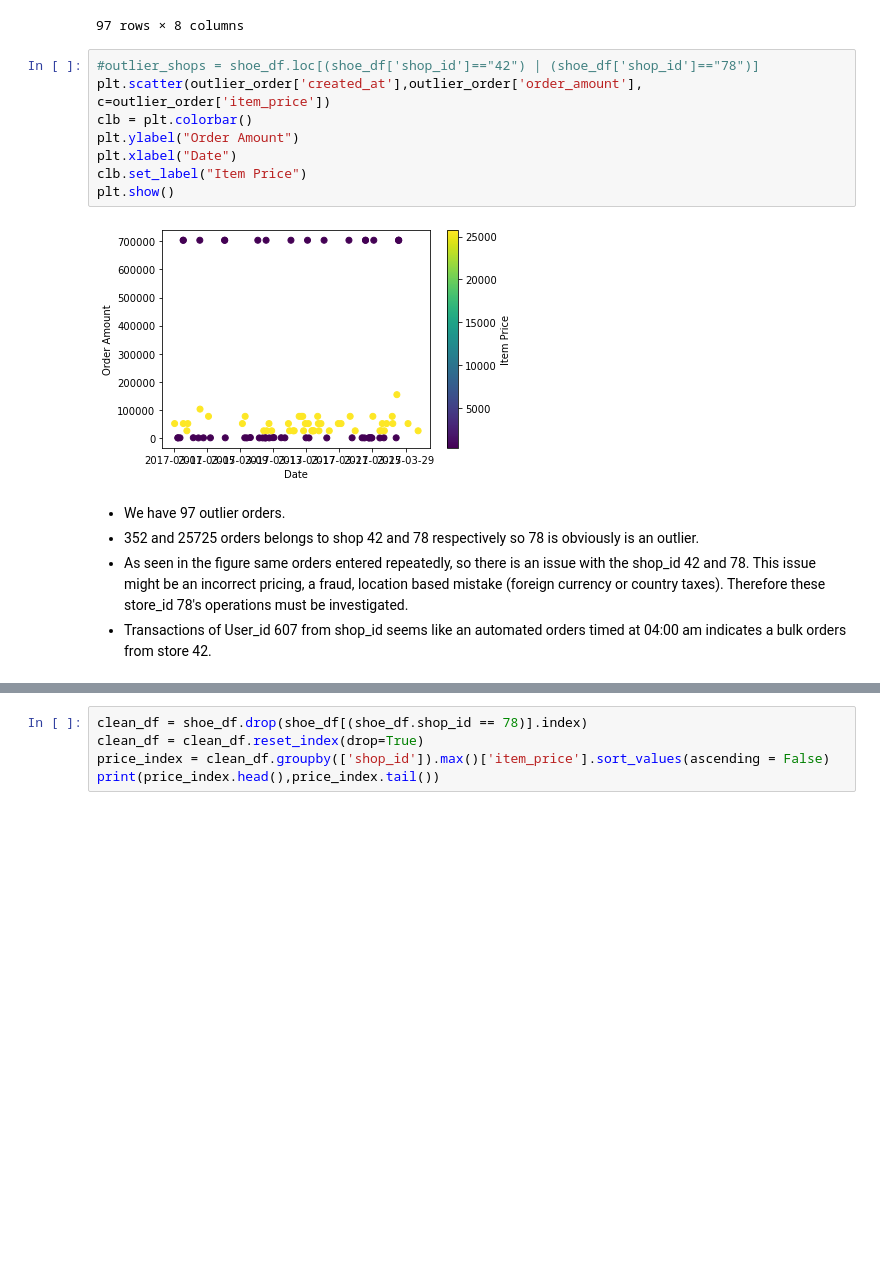
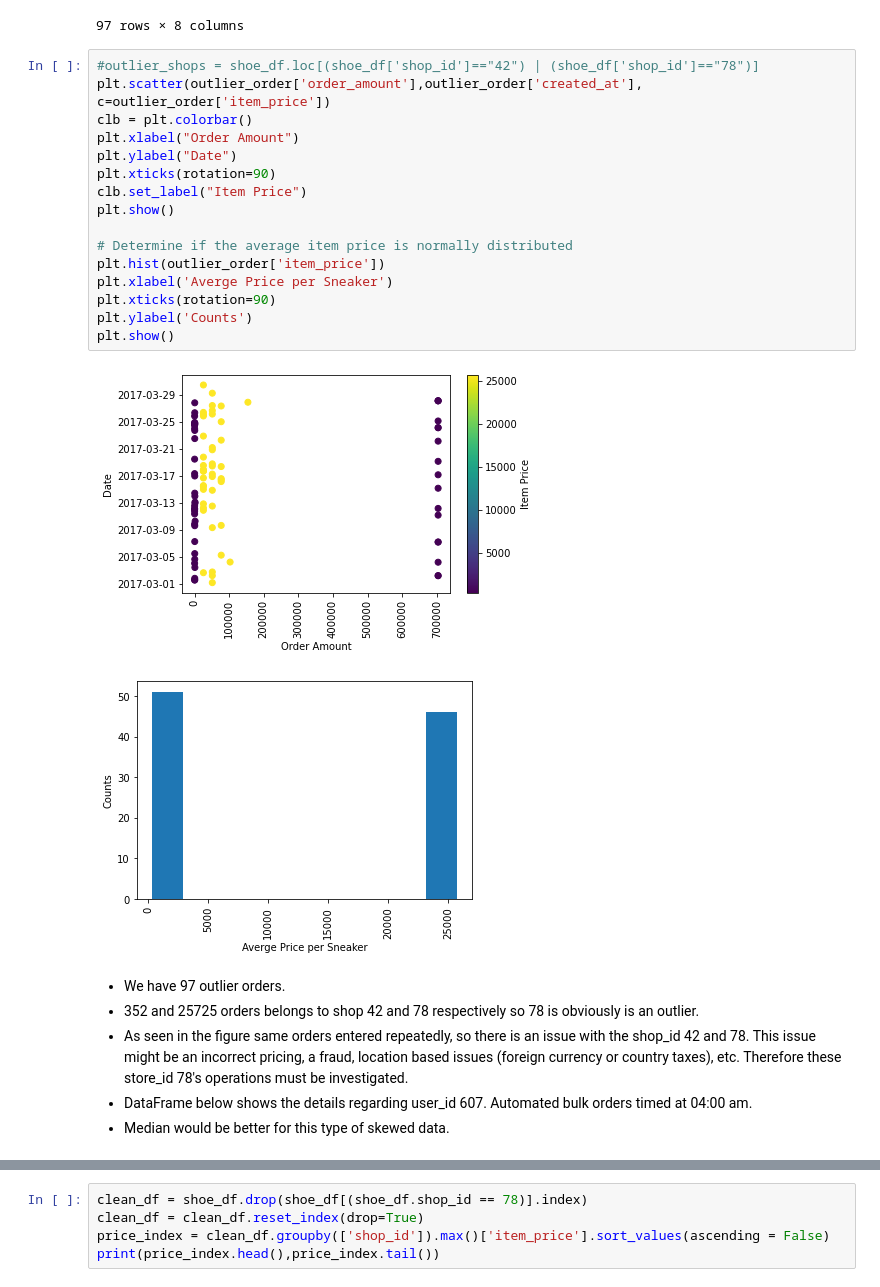
Before and after one commit to MuratCKoc/Fall_2021_DataScience_Intern_Challenge, a Jupyter notebook: Sneaker_AOV.ipynb, the cells around one changed output, grey strips where cells are left out. Saved outputs shown, nothing was run; the diff lists cells and outputs as text; blank space fills up the shorter version.

```diff
--- a/Sneaker_AOV.ipynb
+++ b/Sneaker_AOV.ipynb
@@ -167,17 +160,27 @@ Values above 223.0 could be outliers.
 97 rows × 8 columns
 # %%
 #outlier_shops = shoe_df.loc[(shoe_df['shop_id']=="42") | (shoe_df['shop_id']=="78")]
-plt.scatter(outlier_order['created_at'],outlier_order['order_amount'],
+plt.scatter(outlier_order['order_amount'],outlier_order['created_at'],
 c=outlier_order['item_price'])
 clb = plt.colorbar()
-plt.ylabel("Order Amount")
-plt.xlabel("Date")
+plt.xlabel("Order Amount")
+plt.ylabel("Date")
+plt.xticks(rotation=90)
 clb.set_label("Item Price")
 plt.show()
+
+# Determine if the average item price is normally distributed
+plt.hist(outlier_order['item_price'])
+plt.xlabel('Averge Price per Sneaker')
+plt.xticks(rotation=90)
+plt.ylabel('Counts')
+plt.show()
 # %% [output]
-[figure, old version]
+[figure, new version]
+[figure, added]
 # %% [markdown]
 - We have 97 outlier orders.
 - 352 and 25725 orders belongs to shop 42 and 78 respectively so 78 is obviously is an outlier.
-- As seen in the figure same orders entered repeatedly, so there is an issue with the shop_id 42 and 78. This issue might be an incorrect pricing, a fraud, location based mistake (foreign currency or country taxes). Therefore these store_id 78's operations must be investigated.
-- Transactions of User_id 607 from shop_id seems like an automated orders timed at 04:00 am indicates a bulk orders from store 42.
+- As seen in the figure same orders entered repeatedly, so there is an issue with the shop_id 42 and 78. This issue might be an incorrect pricing, a fraud, location based issues (foreign currency or country taxes), etc. Therefore these store_id 78's operations must be investigated.
+- DataFrame below shows the details regarding user_id 607. Automated bulk orders timed at 04:00 am.
+- Median would be better for this type of skewed data.
```
Also changed, not shown: parts of 7 cells of this notebook.
